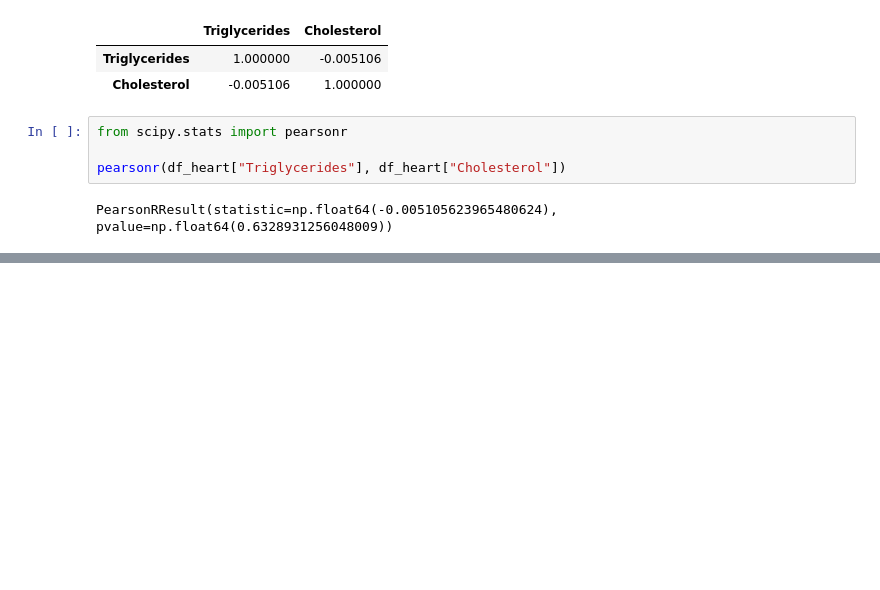
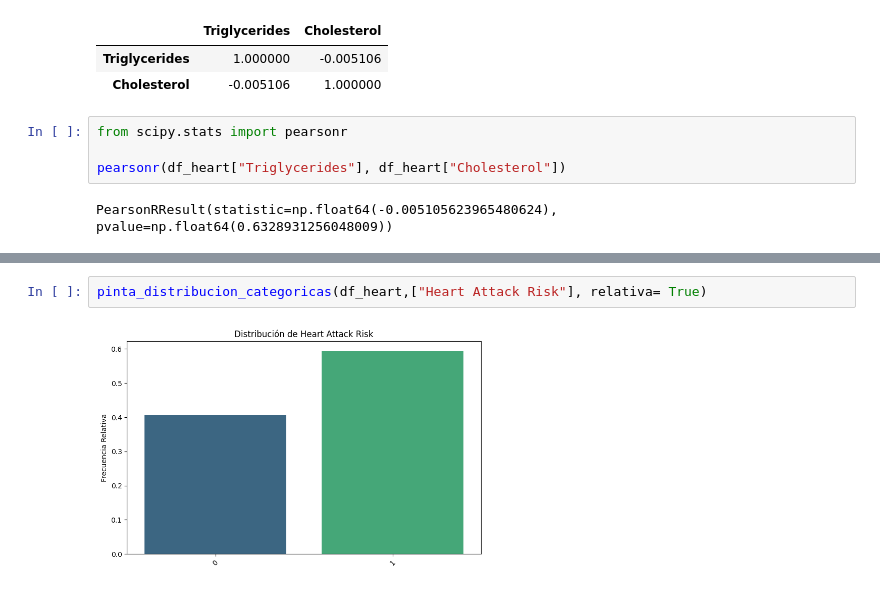
Before and after one commit to Mario8819/EDA_Prediccion-de-Ataque-Card-aco, a Jupyter notebook: Notebook EDA_Prediccion de atque cardiaco.ipynb, the cells around one changed output, grey strips where cells are left out. Cells and saved outputs as stored; diff of their text form; blank space fills up the shorter version.

```diff
--- a/Notebook EDA_Prediccion de atque cardiaco.ipynb
+++ b/Notebook EDA_Prediccion de atque cardiaco.ipynb
@@ -621,0 +640,4 @@ sns.catplot(x="Heart Attack Risk",
+# %%
+pinta_distribucion_categoricas(df_heart,["Heart Attack Risk"], relativa= True)
+# %% [output]
+[figure, added]
```
Also changed, not shown: parts of 23 cells of this notebook, 1 other file.
